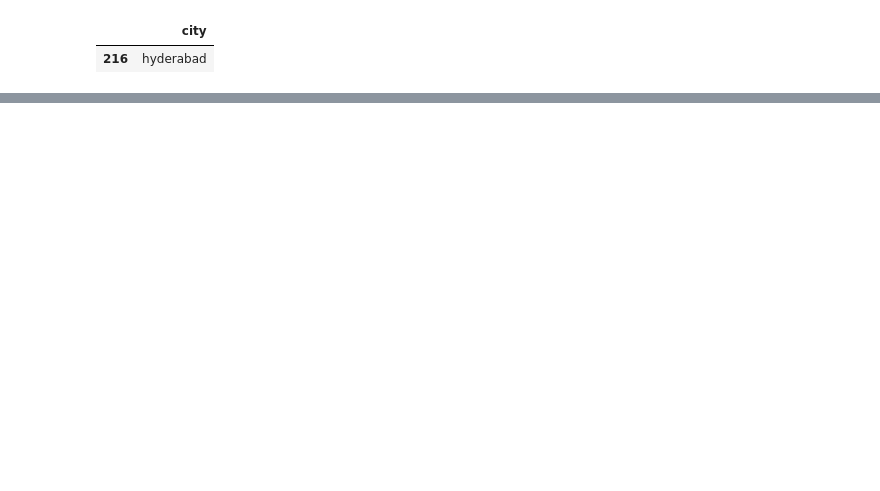
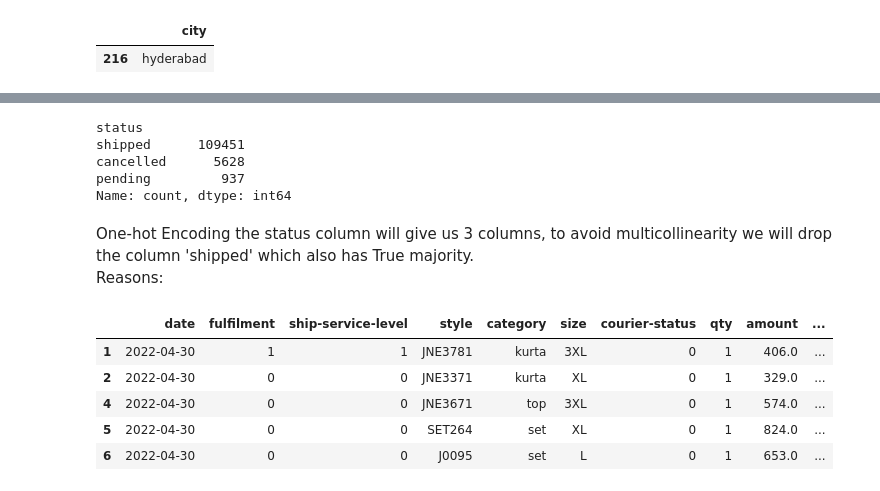
Before and after one commit to jesab/ml_assignment_1, a Jupyter notebook: JS_ML_Assignment_2.ipynb, the cells around one changed output, grey strips where cells are left out. Cells and saved outputs as stored; diff of their text form; code cells hidden in the pictures; blank space fills up the shorter version.

```diff
--- a/JS_ML_Assignment_2.ipynb
+++ b/JS_ML_Assignment_2.ipynb
@@ -401,0 +529,37 @@ print(df['cleaned_ship_city'].nunique())
+# %%
+# function to simplify the status categories
+def simplify_status(status):
+    if 'shipped' in status and 'cancelled' not in status and 'pending' not in status:
+        return 'shipped'
+    elif 'cancelled' in status:
+        return 'cancelled'
+    elif 'pending' in status:
+        return 'pending'
+    else:
+        return 'other'
+
+# apply the function to the 'status' column
+df['status'] = df['status'].apply(simplify_status)
+# %%
+# inspect the status column agin
+df['status'].value_counts(dropna=False)
+# %% [output]
+status
+shipped      109451
+cancelled      5628
+pending         937
+Name: count, dtype: int64
+# %% [markdown]
+One-hot Encoding the status column will give us 3 columns, to avoid multicollinearity we will drop the column 'shipped' which also has True majority. <br>
+Reasons:
+# %%
+# onehot encode the status column and keep status_ in the column name, we are also dropping the 'shipped' column to avoid multicollinearity
+df = pd.get_dummies(df, columns=['status'], prefix='status', drop_first=True)
+df.head()
+# %% [output]
+|  | date | fulfilment | ship-service-level | style | category | size | courier-status | qty | amount | ... |
+| 1 | 2022-04-30 | 1 | 1 | JNE3781 | kurta | 3XL | 0 | 1 | 406.0 | ... |
+| 2 | 2022-04-30 | 0 | 0 | JNE3371 | kurta | XL | 0 | 1 | 329.0 | ... |
+| 4 | 2022-04-30 | 0 | 0 | JNE3671 | top | 3XL | 0 | 1 | 574.0 | ... |
+| 5 | 2022-04-30 | 0 | 0 | SET264 | set | XL | 0 | 1 | 824.0 | ... |
+| 6 | 2022-04-30 | 0 | 0 | J0095 | set | L | 0 | 1 | 653.0 | ... |
```
Also changed, not shown: parts of 19 cells of this notebook, 1 other file.
